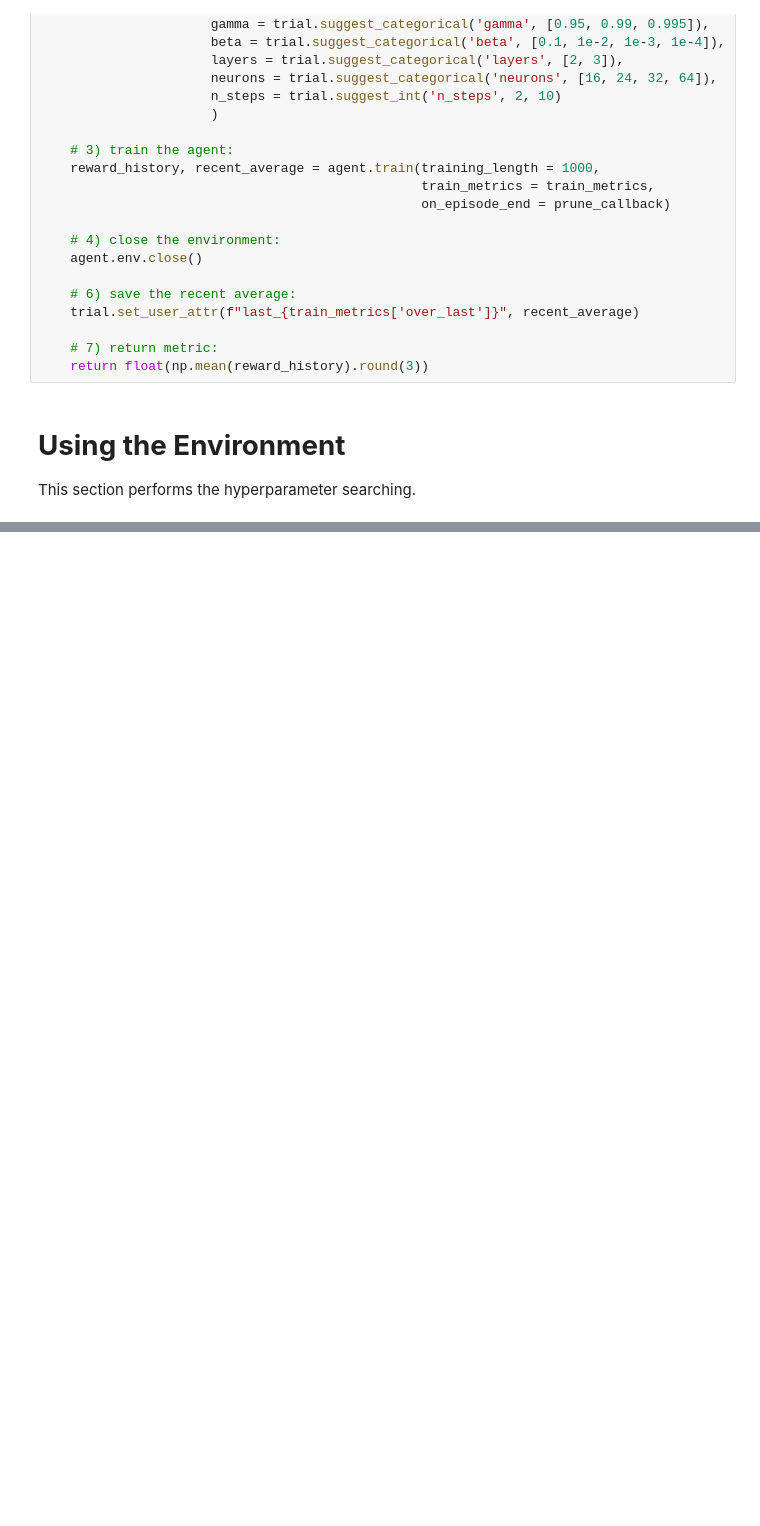
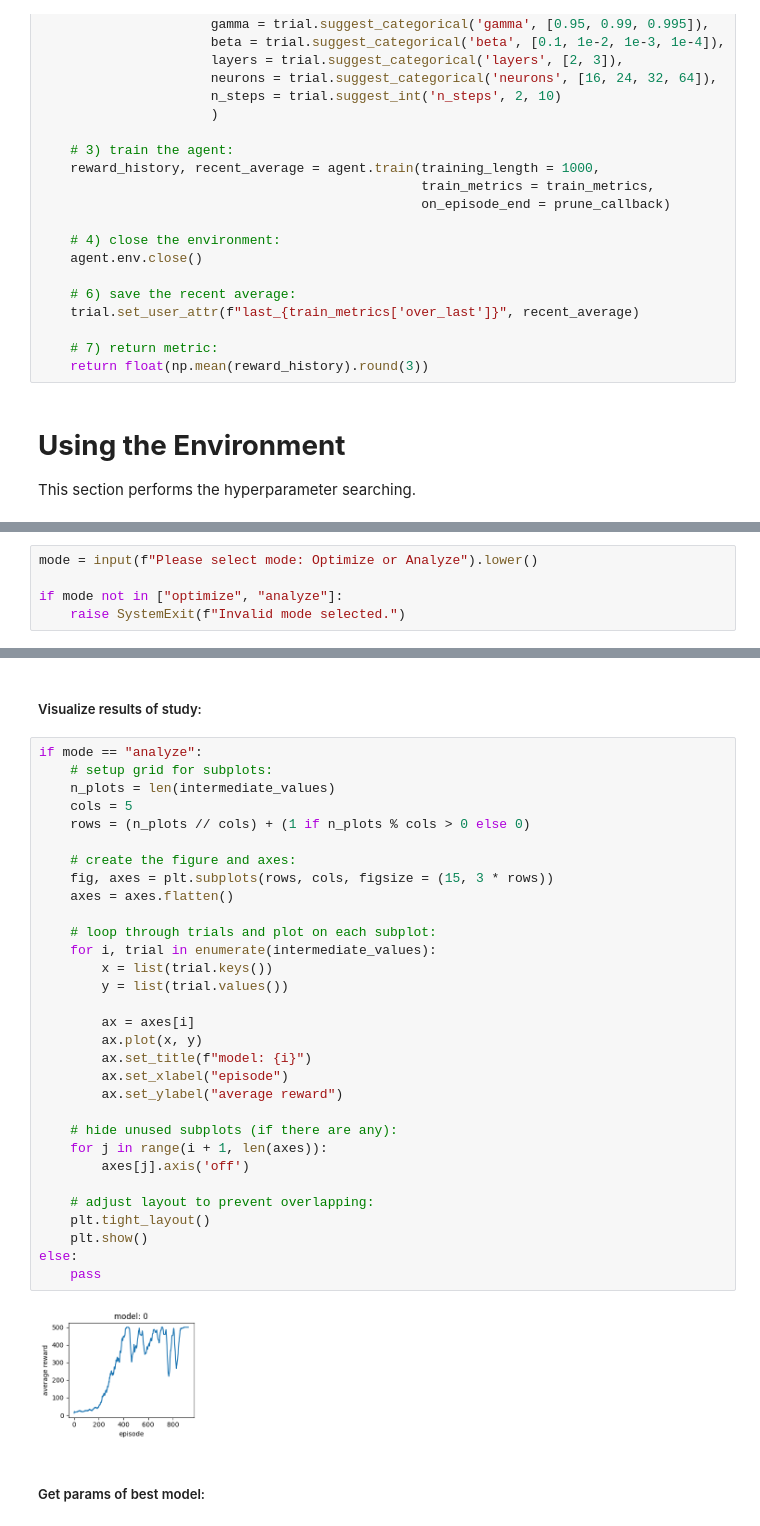
Before and after one commit to MattTidd/rl_experimentation, a Jupyter notebook: gymnasium_environments/cartpole/ac/ac_sweep.ipynb, the cells around one changed output, grey strips where cells are left out. Drawn from its saved outputs; the diff is of its cells as text; blank space fills up the shorter version.

Commit message:
added analysis of results

```diff
--- a/gymnasium_environments/cartpole/ac/ac_sweep.ipynb
+++ b/gymnasium_environments/cartpole/ac/ac_sweep.ipynb
@@ -375,0 +380,5 @@ This section performs the hyperparameter searching.
+# %%
+mode = input(f"Please select mode: Optimize or Analyze").lower()
+
+if mode not in ["optimize", "analyze"]:
+    raise SystemExit(f"Invalid mode selected.")
@@ -398,0 +457,37 @@ environment solved in 928 episodes! average reward was: 476.07
+# %% [markdown]
+##### Visualize results of study:
+# %%
+if mode == "analyze":
+    # setup grid for subplots:
+    n_plots = len(intermediate_values)
+    cols = 5
+    rows = (n_plots // cols) + (1 if n_plots % cols > 0 else 0)
+
+    # create the figure and axes:
+    fig, axes = plt.subplots(rows, cols, figsize = (15, 3 * rows))
+    axes = axes.flatten()
+
+    # loop through trials and plot on each subplot:
+    for i, trial in enumerate(intermediate_values):
+        x = list(trial.keys())
+        y = list(trial.values())
+
+        ax = axes[i]
+        ax.plot(x, y)
+        ax.set_title(f"model: {i}")
+        ax.set_xlabel("episode")
+        ax.set_ylabel("average reward")
+
+    # hide unused subplots (if there are any):
+    for j in range(i + 1, len(axes)):
+        axes[j].axis('off')
+
+    # adjust layout to prevent overlapping:
+    plt.tight_layout()
+    plt.show()
+else:
+    pass
+# %% [output]
+[figure, added]
+# %% [markdown]
+##### Get params of best model:
```
Also changed, not shown: parts of 7 cells of this notebook.
